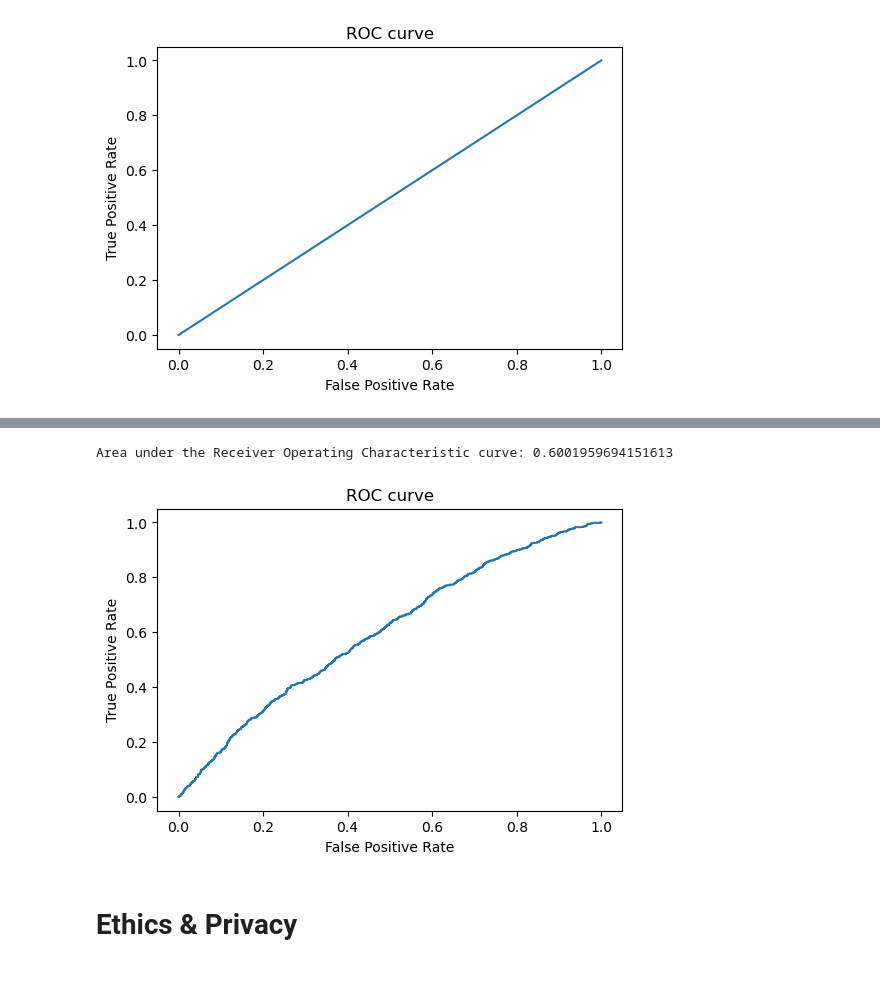
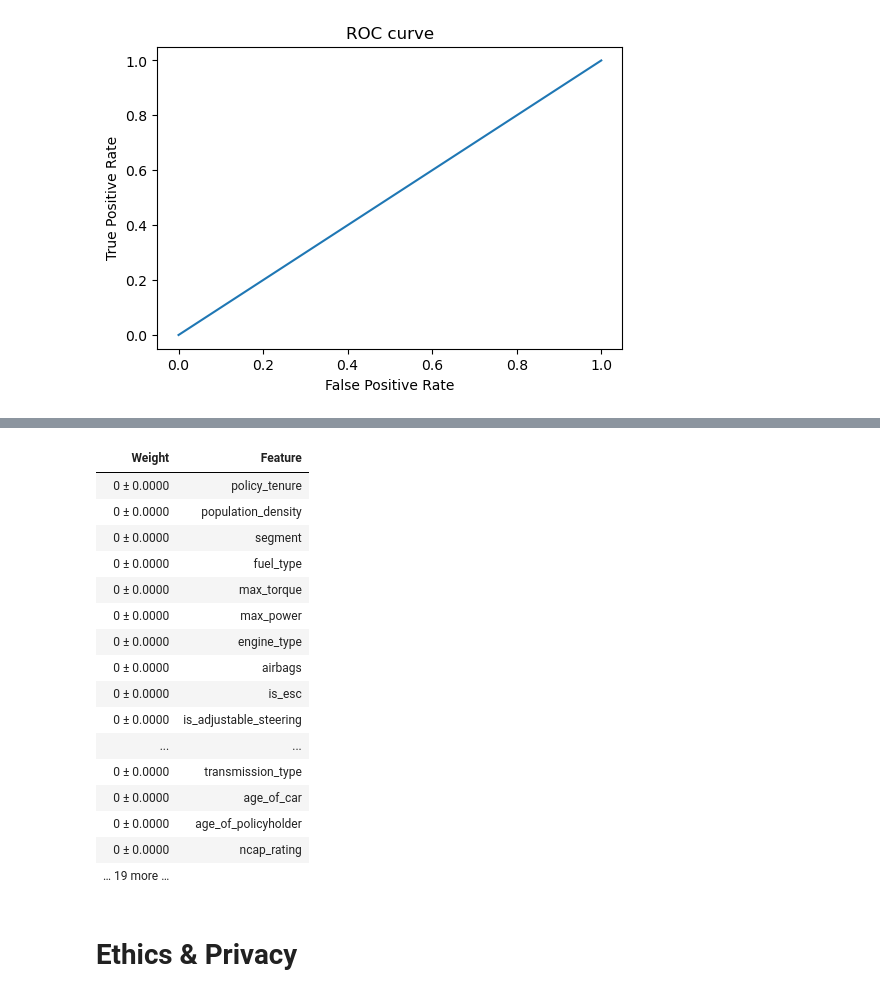
Before and after one commit to vikizzz/car_insurance_claim_prediction, a Jupyter notebook: Car Insurance Claim Prediction.ipynb, the cells around one changed output, grey strips where cells are left out. Drawn from its saved outputs; the diff is of its cells as text; code cells hidden in the pictures.

```diff
--- a/Car Insurance Claim Prediction.ipynb
+++ b/Car Insurance Claim Prediction.ipynb
@@ -321,7 +311,0 @@ p_rao
-# %%
-# set the selected parameter to the pipeline
-pipe.set_params(**p_rao)
-clf = pipe.fit(X_train, y_train)
-y_pred = clf.predict(X_test)
-score2 = clf.score(X_test, y_test)
-print("The accuracy score for this model is", score2)
@@ -355,19 +312,26 @@ weighted avg       0.88      0.94      0.90     11719
-# %%
-fpr = roc_curve(y_test, clf.predict_proba(X_test)[:,1])[0]  # false positive rate
-tpr = roc_curve(y_test, clf.predict_proba(X_test)[:,1])[1]  # true positive rate
-roc_auc1 = roc_auc_score(y_test, clf.predict_proba(X_test)[:,1])
-
-# plotting the ROC curve
-plt.figure(dpi=100)
-plt.plot(fpr, tpr)
-plt.title('ROC curve')
-plt.xlabel('False Positive Rate')
-plt.ylabel('True Positive Rate')
-
-print('Area under the Receiver Operating Characteristic curve:', roc_auc1)
-# %% [output]
-Area under the Receiver Operating Characteristic curve: 0.6001959694151613
-[figure, removed]
+# %%
+# finding the Permutation importance
+
+perm = PermutationImportance(clf).fit(X_test, y_test)
+eli5.show_weights(perm, feature_names = X_test.columns.tolist())
+# %% [output]
+| Weight | Feature |
+| 0 ± 0.0000 | policy_tenure |
+| 0 ± 0.0000 | population_density |
+| 0 ± 0.0000 | segment |
+| 0 ± 0.0000 | fuel_type |
+| 0 ± 0.0000 | max_torque |
+| 0 ± 0.0000 | max_power |
+| 0 ± 0.0000 | engine_type |
+| 0 ± 0.0000 | airbags |
+| 0 ± 0.0000 | is_esc |
+| 0 ± 0.0000 | is_adjustable_steering |
+| ... | ... |
+| 0 ± 0.0000 | transmission_type |
+| 0 ± 0.0000 | age_of_car |
+| 0 ± 0.0000 | age_of_policyholder |
+| 0 ± 0.0000 | ncap_rating |
+| … 19 more … |  |
 # %% [markdown]
 # Ethics & Privacy
 # %% [markdown]
```
Also changed, not shown: parts of 4 cells of this notebook.
